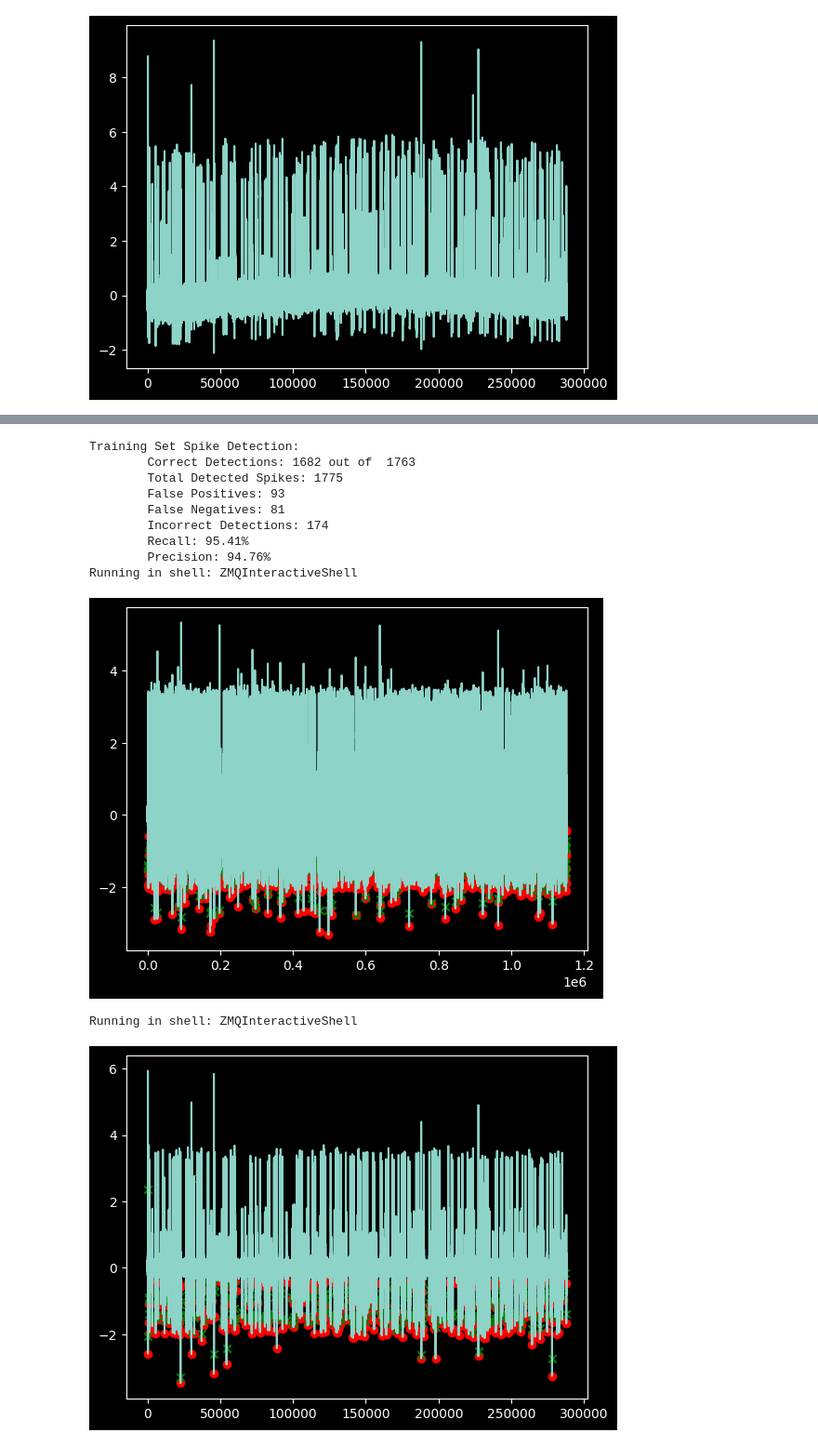
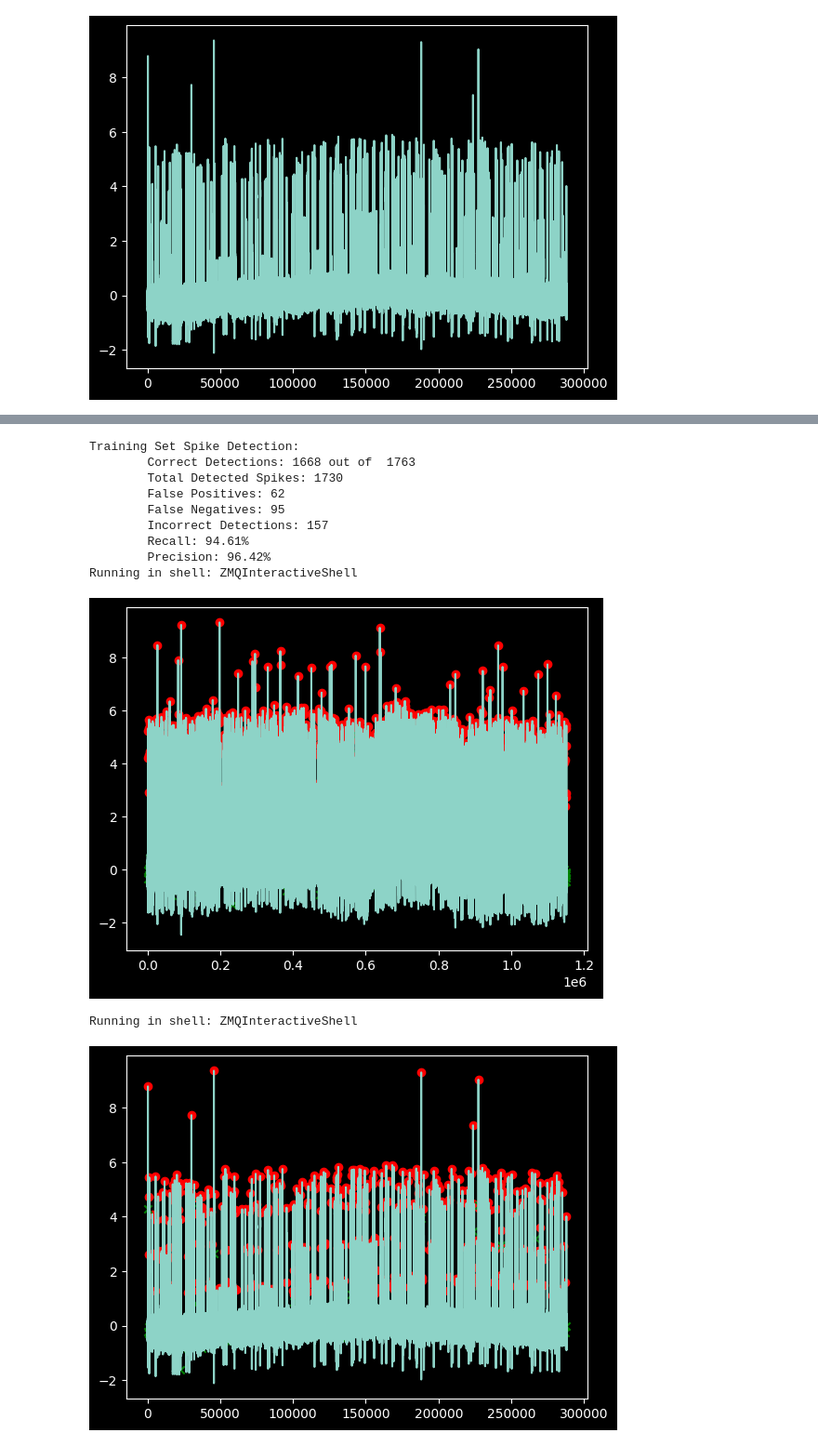
Before and after one commit to seb-hall/EE40098-Labs, a Jupyter notebook: cwc2.ipynb, the cells around one changed output, grey strips where cells are left out. Shown: that part at 93% size. Drawn from its saved outputs; the diff is of its cells as text; code cells hidden in the pictures.

```diff
--- a/cwc2.ipynb
+++ b/cwc2.ipynb
@@ -232,10 +270,10 @@ from cwc.src.signal import BandpassFilter
 import matplotlib.pyplot as plt
 
 train_filter = BandpassFilter(train_data)
-train_filter.apply_band_pass_filter(filter_low=300, filter_high=3000, sample_rate=25000, order=4)
+#train_filter.appply_wavelet_denoise(alpha=0.5)
 
 test_filter = BandpassFilter(test_data)
-test_filter.apply_band_pass_filter(filter_low=300, filter_high=3000, sample_rate=25000, order=4)
+#test_filter.appply_wavelet_denoise(alpha=0.5)
 
 if in_jupyter():
     plt.plot(train_filter.filtered_data)
@@ -254,8 +292,8 @@ Running in shell: ZMQInteractiveShell
 
 from cwc.src.signal import SpikeDetector
 
-mad_gain = 3.3
-min_distance = 60
+mad_gain = 4.0
+min_distance = 25
 
 train_spikes = SpikeDetector(train_filter)
 train_mad = train_spikes.calculate_mad()
@@ -277,42 +315,42 @@ for detected_spike in train_spikes.detected_spikes:
         false_positives += 1
 
 incorrect_detections = false_positives + (len(train_spikes.indices) - correct_detections)
 
 print("Training Set Spike Detection:")
 print("\tCorrect Detections:", correct_detections, "out of ", len(train_spikes.indices))
 print("\tTotal Detected Spikes:", len(train_spikes.detected_spikes))
 print("\tFalse Positives:", false_positives)
 print("\tFalse Negatives:", len(train_spikes.indices) - correct_detections)
 print("\tIncorrect Detections:", incorrect_detections)
 print("\tRecall: {:.2f}%".format(100 * correct_detections / len(train_spikes.indices)))
 print("\tPrecision: {:.2f}%".format(100 * correct_detections / (correct_detections + false_positives)))
 
 # plot detected spikes on training data, alonside the true spike indices
 
 if in_jupyter():
     plt.plot(train_filter.filtered_data)
     plt.scatter(train_spikes.detected_spikes, train_filter.filtered_data[train_spikes.detected_spikes], color='red')
     plt.scatter(train_spikes.indices, train_filter.filtered_data[train_spikes.indices], color='green', marker='x')
     plt.show()
 
 if in_jupyter():
     plt.plot(test_filter.filtered_data)
     plt.scatter(test_spikes.detected_spikes, test_filter.filtered_data[test_spikes.detected_spikes], color='red')
     plt.scatter(test_spikes.indices, test_filter.filtered_data[test_spikes.indices], color='green', marker='x')
     plt.show()
 # %% [output]
 Training Set Spike Detection:
-        Correct Detections: 1682 out of  1763
-        Total Detected Spikes: 1775
-        False Positives: 93
-        False Negatives: 81
-        Incorrect Detections: 174
-        Recall: 95.41%
-        Precision: 94.76%
+        Correct Detections: 1668 out of  1763
+        Total Detected Spikes: 1730
+        False Positives: 62
+        False Negatives: 95
+        Incorrect Detections: 157
+        Recall: 94.61%
+        Precision: 96.42%
 Running in shell: ZMQInteractiveShell
-[figure, old version]
+[figure, new version]
 Running in shell: ZMQInteractiveShell
-[figure, old version]
+[figure, new version]
 # %%
 # After spike detection
 from cwc.src.data import SignalProcessor
```
Also changed, not shown: parts of 11 cells of this notebook, 9 other files.
